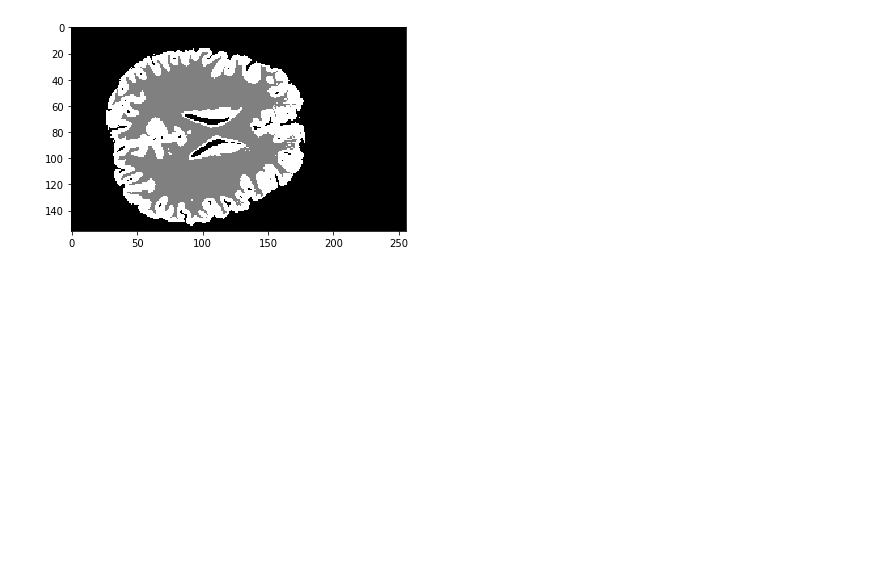
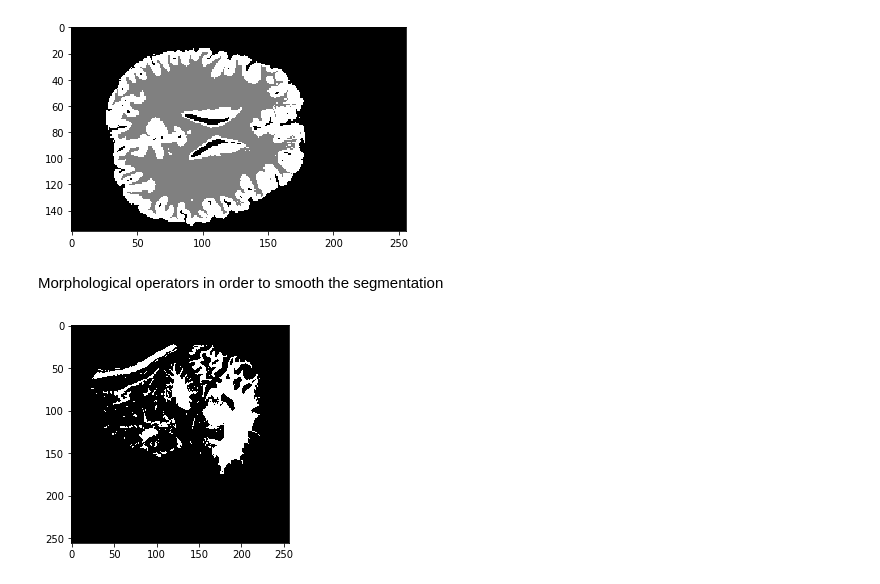
Before and after one commit to nathan-14200/wsbim2243, a Jupyter notebook: Segmentation.ipynb, the cells around one changed output. Drawn from its saved outputs; the diff is of its cells as text; code cells hidden in the pictures; blank space fills up the shorter version.

```diff
--- a/Segmentation.ipynb
+++ b/Segmentation.ipynb
@@ -416,18 +420,3 @@ plt.legend(handles=patches, bbox_to_anchor=(1.05, 1), loc=2, borderaxespad=0. )
 plt.show()
 # %% [output]
 [figure]
-# %%
-
-
-whiteBrain = copy.deepcopy(EMBrain)
-
-for i in range(EMBrain.shape[0]):
-    for j in range(EMBrain.shape[1]):
-        for z in range(EMBrain.shape[2]):
-            if EMBrain[i,j,z] != 2:
-                whiteBrain[i,j,z] = 0
-
-#Lets refine the segmentation
-
-new_morpho = morphology.binary_closing(whiteBrain)
-new_morpho2 = morphology.binary_opening(new_morpho)
@@ -470,3 +438,22 @@ plt.imshow(brainKmeans[:,:,190], cmap='gray')
 plt.show()
 # %% [output]
 [figure]
+# %% [markdown]
+Morphological operators in order to smooth the segmentation
+# %%
+#Binary brain where white matter is set to 1 and the rest to 0
+oneBrain = brainKmeans.copy()
+for i in range(x):
+    for j in range(y):
+        for k in range(z):
+            if oneBrain[i,j,k] == 2 :
+                oneBrain[i,j,k] = 0
+# %%
+arr = oneBrain>0
+remove1 = np.zeros((x,y,z))
+for k in range(z):
+    remove1[:,:,k] = remove_small_holes(arr[:,:,k],100)
+plt.imshow(remove1[100,:,:], cmap='gray')
+plt.show()
+# %% [output]
+[figure, added]
```
Also changed, not shown: parts of 12 cells of this notebook.
